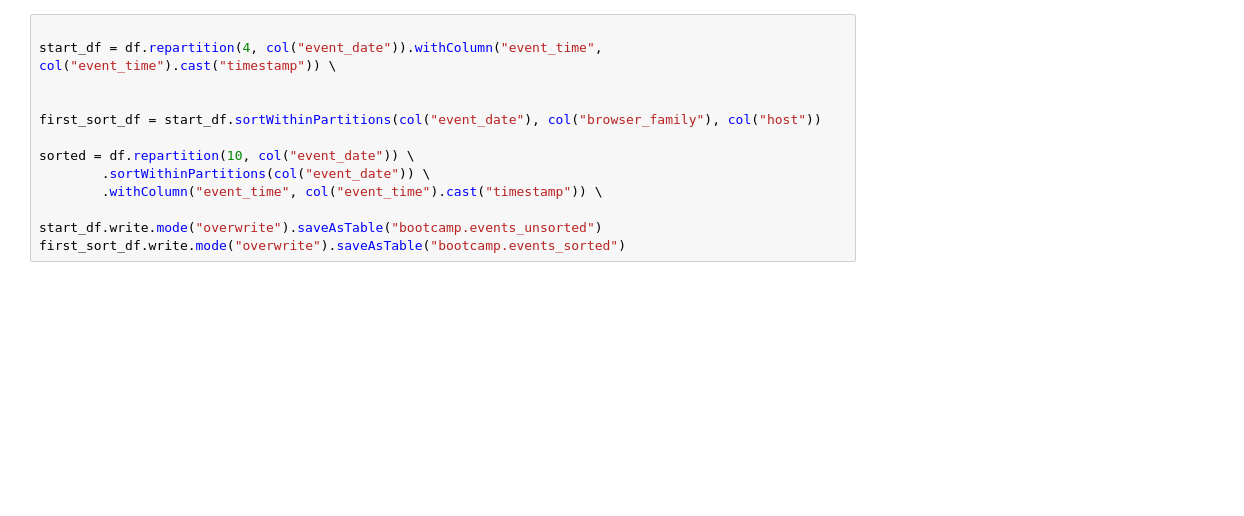
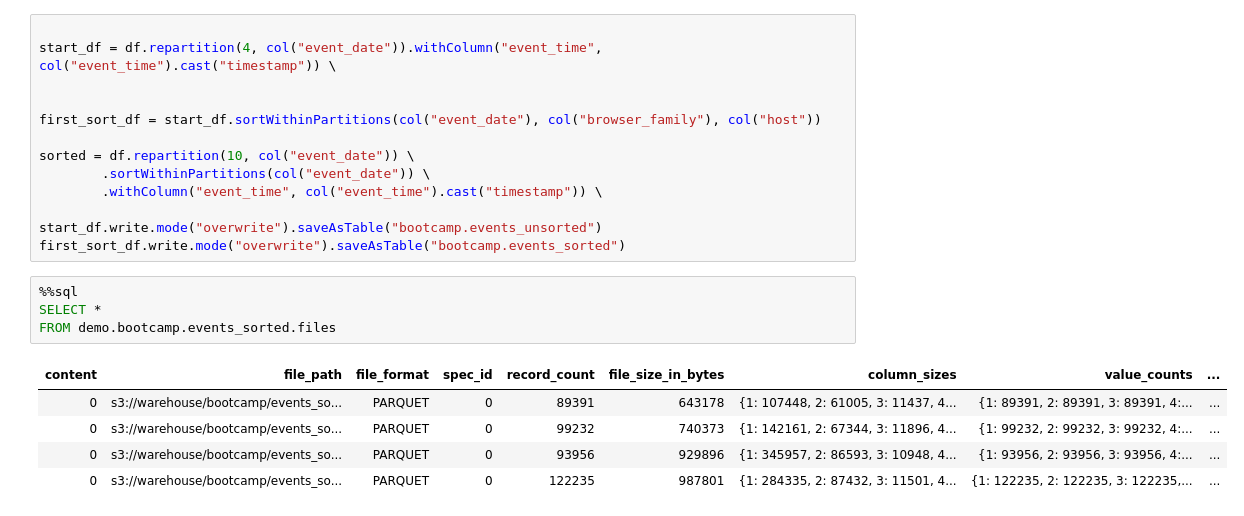
Before and after one commit to DoDat-12/zach_bootcamp, a Jupyter notebook: notes/week_03/notebooks/event_data_pyspark.ipynb, the cells around one changed output. Drawn from its saved outputs; the diff is of its cells as text; blank space fills up the shorter version.

```diff
--- a/notes/week_03/notebooks/event_data_pyspark.ipynb
+++ b/notes/week_03/notebooks/event_data_pyspark.ipynb
@@ -129,6 +245,16 @@ sorted = df.repartition(10, col("event_date")) \
 
 start_df.write.mode("overwrite").saveAsTable("bootcamp.events_unsorted")
 first_sort_df.write.mode("overwrite").saveAsTable("bootcamp.events_sorted")
+# %%
+%%sql
+SELECT *
+FROM demo.bootcamp.events_sorted.files
+# %% [output]
+| content | file_path | file_format | spec_id | record_count | file_size_in_bytes | column_sizes | value_counts | ... |
+| 0 | s3://warehouse/bootcamp/events_so... | PARQUET | 0 | 89391 | 643178 | {1: 107448, 2: 61005, 3: 11437, 4... | {1: 89391, 2: 89391, 3: 89391, 4:... | ... |
+| 0 | s3://warehouse/bootcamp/events_so... | PARQUET | 0 | 99232 | 740373 | {1: 142161, 2: 67344, 3: 11896, 4... | {1: 99232, 2: 99232, 3: 99232, 4:... | ... |
+| 0 | s3://warehouse/bootcamp/events_so... | PARQUET | 0 | 93956 | 929896 | {1: 345957, 2: 86593, 3: 10948, 4... | {1: 93956, 2: 93956, 3: 93956, 4:... | ... |
+| 0 | s3://warehouse/bootcamp/events_so... | PARQUET | 0 | 122235 | 987801 | {1: 284335, 2: 87432, 3: 11501, 4... | {1: 122235, 2: 122235, 3: 122235,... | ... |
 # %%
 %%sql
 
```
Also changed, not shown: parts of 13 cells of this notebook, 1 other file.
